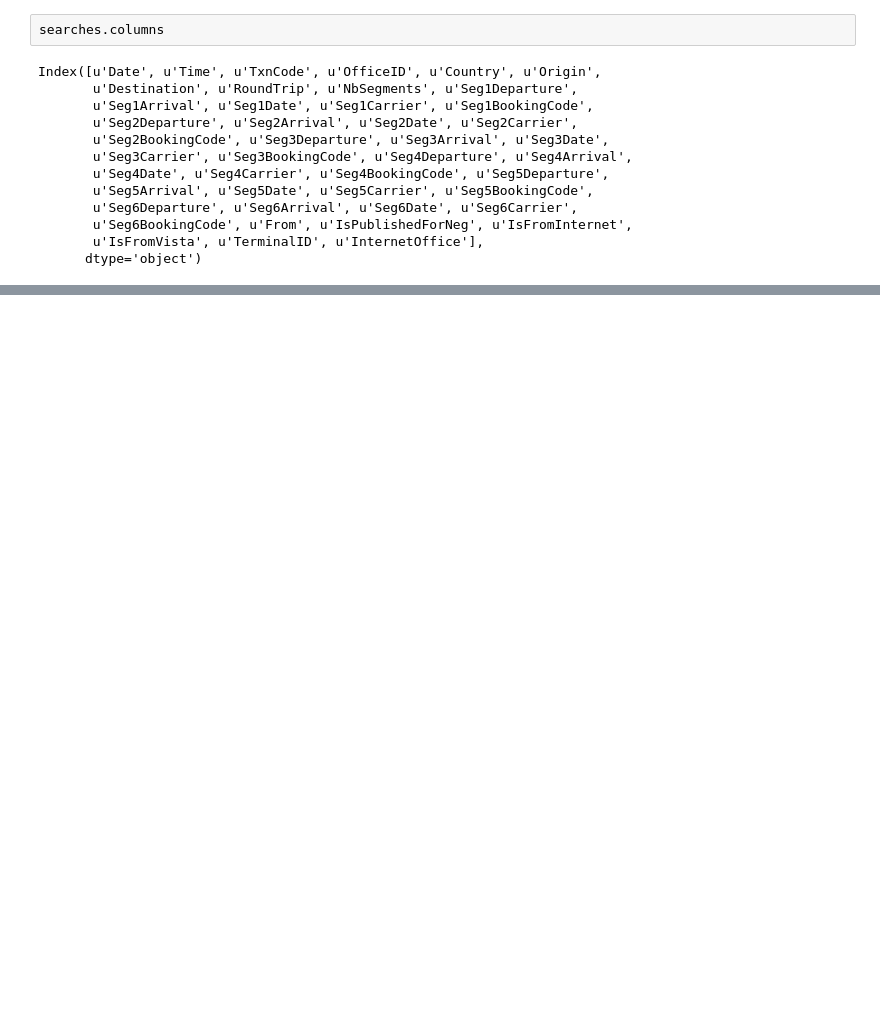
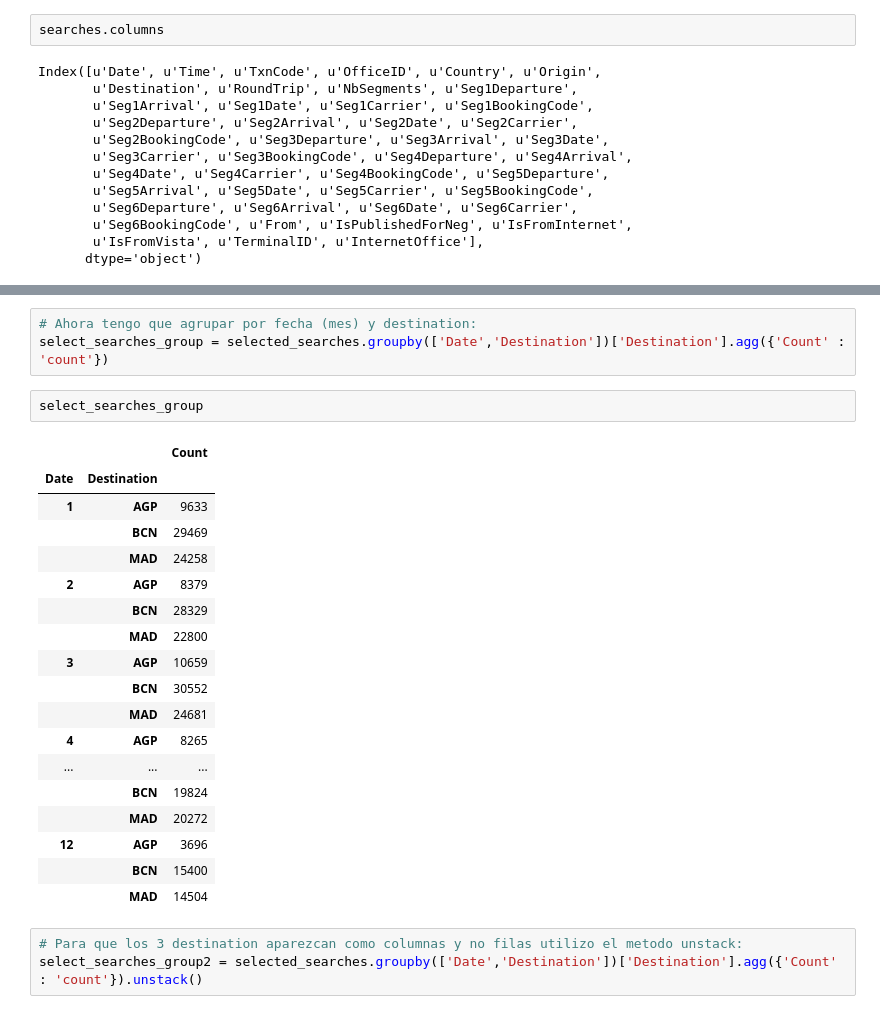
Before and after one commit to ISANJUA/Challenge, a Jupyter notebook: 20170515_Challenge_Preparacion.ipynb, the cells around one changed output, grey strips where cells are left out. Cells and saved outputs as stored; diff of their text form; blank space fills up the shorter version.

```diff
--- a/20170515_Challenge_Preparacion.ipynb
+++ b/20170515_Challenge_Preparacion.ipynb
@@ -214,0 +287,27 @@ TypeError: You have to supply one of 'by' and 'level'
+# %%
+# Ahora tengo que agrupar por fecha (mes) y destination:
+select_searches_group = selected_searches.groupby(['Date','Destination'])['Destination'].agg({'Count' : 'count'})
+# %%
+select_searches_group
+# %% [output]
+|  |  | Count |
+| Date | Destination |  |
+| 1 | AGP | 9633 |
+|  | BCN | 29469 |
+|  | MAD | 24258 |
+| 2 | AGP | 8379 |
+|  | BCN | 28329 |
+|  | MAD | 22800 |
+| 3 | AGP | 10659 |
+|  | BCN | 30552 |
+|  | MAD | 24681 |
+| 4 | AGP | 8265 |
+| ... | ... | ... |
+|  | BCN | 19824 |
+|  | MAD | 20272 |
+| 12 | AGP | 3696 |
+|  | BCN | 15400 |
+|  | MAD | 14504 |
+# %%
+# Para que los 3 destination aparezcan como columnas y no filas utilizo el metodo unstack:
+select_searches_group2 = selected_searches.groupby(['Date','Destination'])['Destination'].agg({'Count' : 'count'}).unstack()
```
Also changed, not shown: parts of 37 cells of this notebook.
